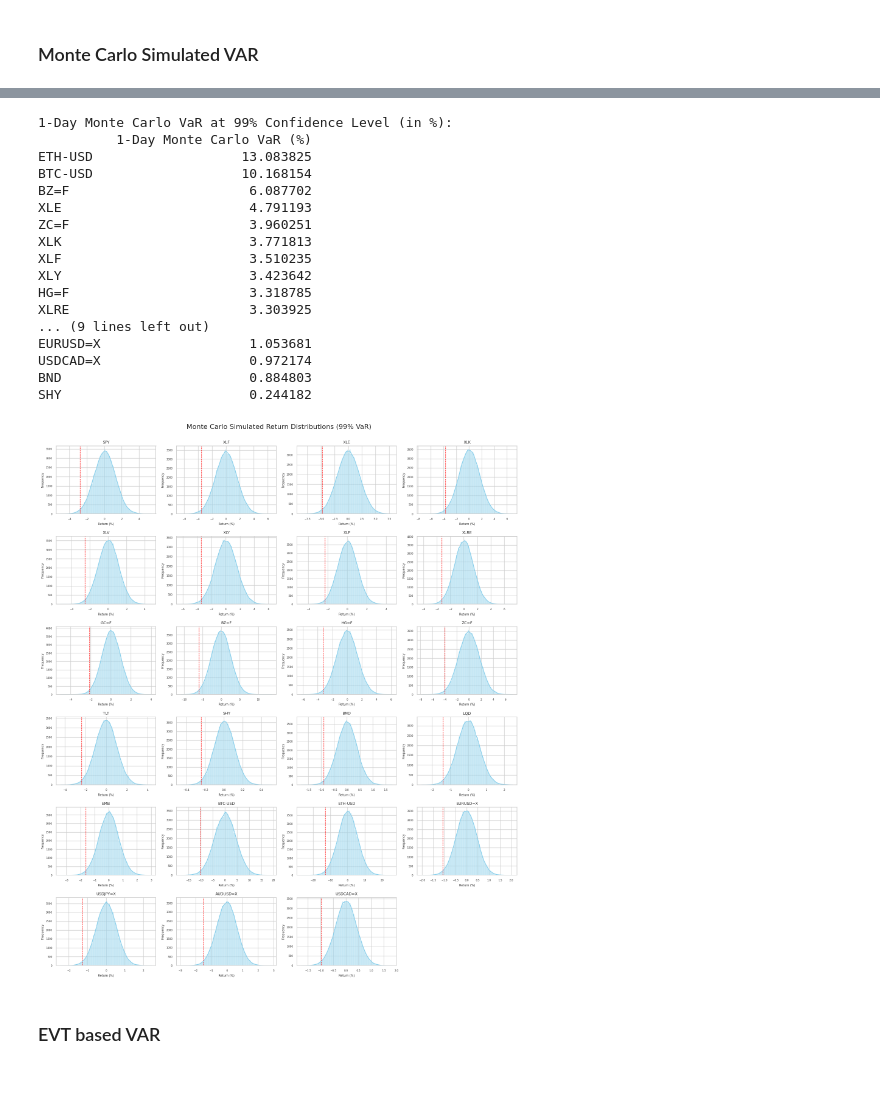
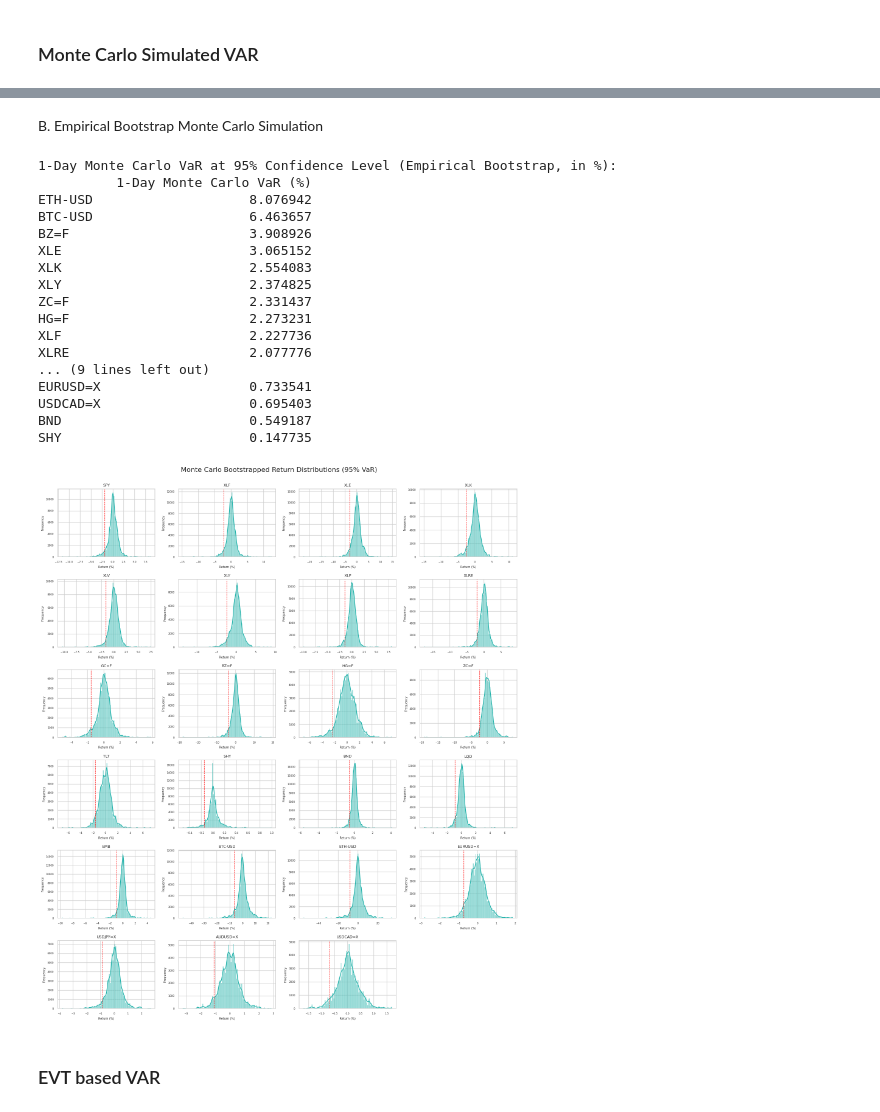
Before and after one commit to nicthc1608/WQU_Capstone, a Jupyter notebook: Worldquant_Capstone_Project.ipynb, the cells around one changed output, grey strips where cells are left out. Drawn from its saved outputs; the diff is of its cells as text; code cells hidden in the pictures; blank space fills up the shorter version.

```diff
--- a/Worldquant_Capstone_Project.ipynb
+++ b/Worldquant_Capstone_Project.ipynb
@@ -422,24 +516,26 @@ SHY                       0.317052
+# %% [markdown]
+B. Empirical Bootstrap Monte Carlo Simulation
 # %%
 # =======================================
-# Type 3: Monte Carlo Simulation VaR (1-Day, 99% Confidence Level)
+# Type 3 Monte Carlo Simulation VaR (Empirical Bootstrap, 1-Day, 95% Confidence Level)
 # =======================================
+np.random.seed(69)
 
 # Parameters
-confidence_level = 0.99
+confidence_level = 0.95
 quantile_level = 1 - confidence_level
 n_simulations = 100_000
 
-# Compute Monte Carlo VaR
+# Compute Monte Carlo VaR via empirical bootstrapping
 monte_carlo_var = {}
 
 for symbol in log_returns.columns:
-    mu = log_returns[symbol].mean()
-    sigma = log_returns[symbol].std()
+    returns = log_returns[symbol].dropna()
 
-    # Simulate returns
-    simulated_returns = np.random.normal(loc=mu, scale=sigma, size=n_simulations)
+    # Simulate by bootstrapping from historical returns
+    simulated_returns = np.random.choice(returns, size=n_simulations, replace=True)
 
-    # Calculate 1% quantile and convert to positive loss %
+    # Calculate 5% quantile and convert to positive loss %
     var = -np.percentile(simulated_returns, 100 * quantile_level) * 100
     monte_carlo_var[symbol] = var
 
@@ -447,15 +543,15 @@ for symbol in log_returns.columns:
 monte_var_df = pd.DataFrame.from_dict(monte_carlo_var, orient='index', columns=['1-Day Monte Carlo VaR (%)'])
 monte_var_df = monte_var_df.sort_values(by='1-Day Monte Carlo VaR (%)', ascending=False)
 
-print("\n1-Day Monte Carlo VaR at 99% Confidence Level (in %):")
+print("\n1-Day Monte Carlo VaR at 95% Confidence Level (Empirical Bootstrap, in %):")
 print(monte_var_df)
 
 # =======================================
-# Visualization: Monte Carlo Return Distributions
+# Visualization: Monte Carlo (Bootstrapped) Return Distributions
 # =======================================
 
-def plot_monte_carlo_var_grid(log_returns, confidence_level=0.99, n_simulations=100_000, rows=6, cols=4):
-    """Plots Monte Carlo simulated return histograms with VaR threshold per asset."""
+def plot_monte_carlo_var_grid(log_returns, confidence_level=0.95, n_simulations=100_000, rows=6, cols=4):
+    """Plots Monte Carlo bootstrapped return histograms with VaR threshold per asset."""
     quantile_level = 1 - confidence_level
     symbols = list(log_returns.columns)
     total_assets = len(symbols)
@@ -464,56 +560,54 @@ def plot_monte_carlo_var_grid(log_returns, confidence_level=0.99, n_simulations=
     axes = axes.flatten()
 
     for idx, symbol in enumerate(symbols):
         if idx >= rows * cols:
             print(f"Only plotting first {rows * cols} assets.")
             break
 
-        mu = log_returns[symbol].mean()
-        sigma = log_returns[symbol].std()
-
-        simulated_returns = np.random.normal(loc=mu, scale=sigma, size=n_simulations)
+        returns = log_returns[symbol].dropna()
+        simulated_returns = np.random.choice(returns, size=n_simulations, replace=True)
         var_threshold = np.percentile(simulated_returns, 100 * quantile_level)
 
         ax = axes[idx]
-        sns.histplot(simulated_returns * 100, bins=100, kde=True, color='skyblue', ax=ax)
+        sns.histplot(simulated_returns * 100, bins=100, kde=True, color='lightseagreen', ax=ax)
 
         # Add VaR threshold line
         ax.axvline(var_threshold * 100, color='red', linestyle='--', linewidth=1)
         ax.set_title(symbol, fontsize=9)
         ax.set_xlabel("Return (%)", fontsize=7)
         ax.set_ylabel("Frequency", fontsize=7)
         ax.tick_params(axis='both', which='both', labelsize=6)
         ax.grid(True)
 
     # Remove unused subplots
     for i in range(total_assets, rows * cols):
         fig.delaxes(axes[i])
 
     plt.tight_layout()
-    plt.suptitle("Monte Carlo Simulated Return Distributions (99% VaR)", fontsize=16, y=1.02)
+    plt.suptitle("Monte Carlo Bootstrapped Return Distributions (95% VaR)", fontsize=16, y=1.02)
     plt.show()
 
-# ✅ Plot Monte Carlo VaR histograms
+# Plot histograms
 plot_monte_carlo_var_grid(log_returns, rows=6, cols=4)
 # %% [output]
-1-Day Monte Carlo VaR at 99% Confidence Level (in %):
+1-Day Monte Carlo VaR at 95% Confidence Level (Empirical Bootstrap, in %):
           1-Day Monte Carlo VaR (%)
-ETH-USD                   13.083825
-BTC-USD                   10.168154
-BZ=F                       6.087702
-XLE                        4.791193
-ZC=F                       3.960251
-XLK                        3.771813
-XLF                        3.510235
-XLY                        3.423642
-HG=F                       3.318785
-XLRE                       3.303925
+ETH-USD                    8.076942
+BTC-USD                    6.463657
+BZ=F                       3.908926
+XLE                        3.065152
+XLK                        2.554083
+XLY                        2.374825
+ZC=F                       2.331437
+HG=F                       2.273231
+XLF                        2.227736
+XLRE                       2.077776
 ... (9 lines left out)
-EURUSD=X                   1.053681
-USDCAD=X                   0.972174
-BND                        0.884803
-SHY                        0.244182
+EURUSD=X                   0.733541
+USDCAD=X                   0.695403
+BND                        0.549187
+SHY                        0.147735
-[figure, old version]
+[figure, new version]
 # %% [markdown]
 ### EVT based VAR
 # %%
```
Also changed, not shown: parts of 31 cells of this notebook.
